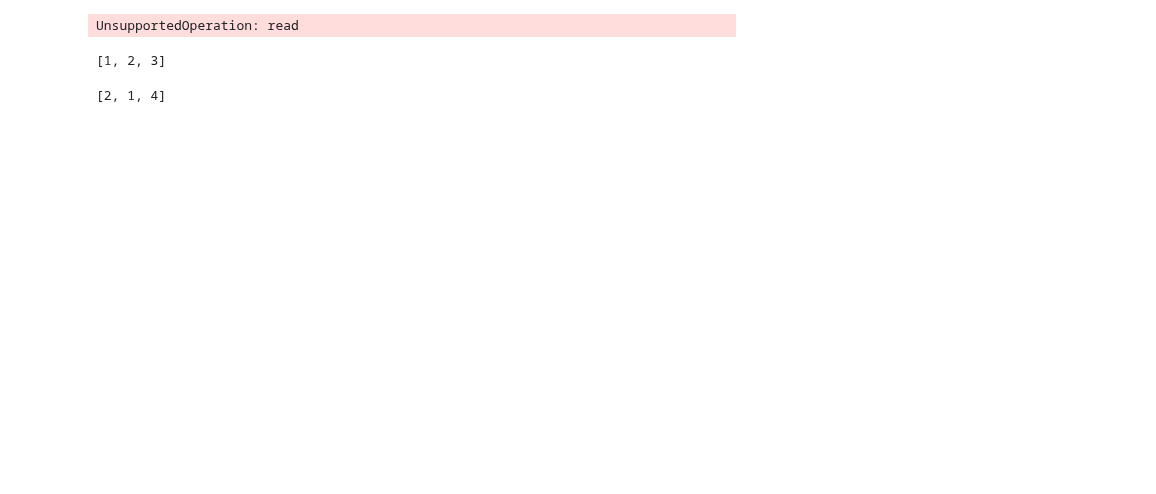
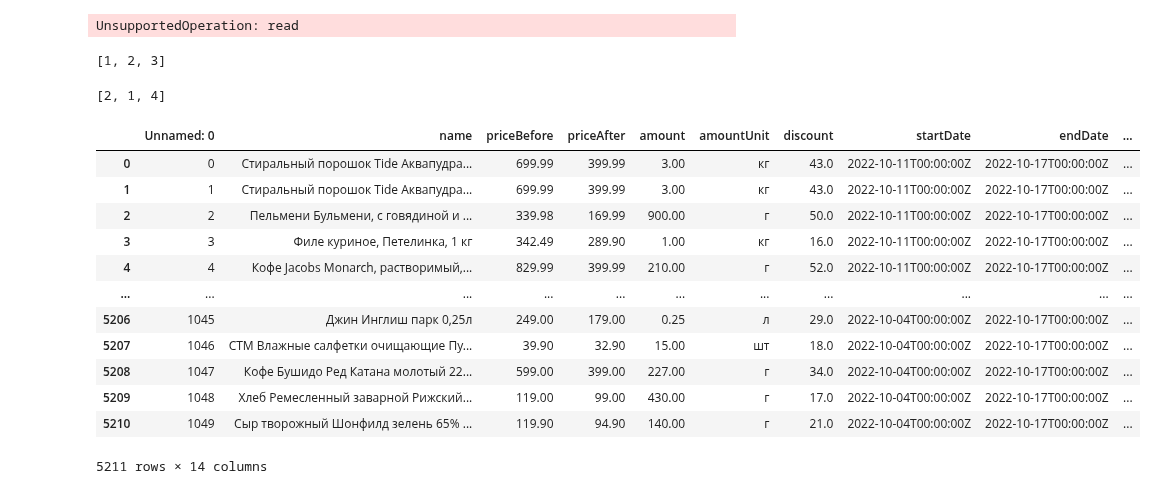
Before and after one commit to AbelProjects/dashboard_project, a Jupyter notebook: data_frame_from_pickle.ipynb, the cells around one changed output. Cells and saved outputs as stored; diff of their text form; code cells hidden in the pictures; blank space fills up the shorter version.

```diff
--- a/data_frame_from_pickle.ipynb
+++ b/data_frame_from_pickle.ipynb
@@ -83,0 +95,18 @@ data1
+# %%
+d = pd.read_csv('data/prices_2022_10_17.csv')
+# %%
+d
+# %% [output]
+|  | Unnamed: 0 | name | priceBefore | priceAfter | amount | amountUnit | discount | startDate | endDate | ... |
+| 0 | 0 | Стиральный порошок Tide Аквапудра... | 699.99 | 399.99 | 3.00 | кг | 43.0 | 2022-10-11T00:00:00Z | 2022-10-17T00:00:00Z | ... |
+| 1 | 1 | Стиральный порошок Tide Аквапудра... | 699.99 | 399.99 | 3.00 | кг | 43.0 | 2022-10-11T00:00:00Z | 2022-10-17T00:00:00Z | ... |
+| 2 | 2 | Пельмени Бульмени, с говядиной и ... | 339.98 | 169.99 | 900.00 | г | 50.0 | 2022-10-11T00:00:00Z | 2022-10-17T00:00:00Z | ... |
+| 3 | 3 | Филе куриное, Петелинка, 1 кг | 342.49 | 289.90 | 1.00 | кг | 16.0 | 2022-10-11T00:00:00Z | 2022-10-17T00:00:00Z | ... |
+| 4 | 4 | Кофе Jacobs Monarch, растворимый,... | 829.99 | 399.99 | 210.00 | г | 52.0 | 2022-10-11T00:00:00Z | 2022-10-17T00:00:00Z | ... |
+| ... | ... | ... | ... | ... | ... | ... | ... | ... | ... | ... |
+| 5206 | 1045 | Джин Инглиш парк 0,25л | 249.00 | 179.00 | 0.25 | л | 29.0 | 2022-10-04T00:00:00Z | 2022-10-17T00:00:00Z | ... |
+| 5207 | 1046 | СТМ Влажные салфетки очищающие Пу... | 39.90 | 32.90 | 15.00 | шт | 18.0 | 2022-10-04T00:00:00Z | 2022-10-17T00:00:00Z | ... |
+| 5208 | 1047 | Кофе Бушидо Ред Катана молотый 22... | 599.00 | 399.00 | 227.00 | г | 34.0 | 2022-10-04T00:00:00Z | 2022-10-17T00:00:00Z | ... |
+| 5209 | 1048 | Хлеб Ремесленный заварной Рижский... | 119.00 | 99.00 | 430.00 | г | 17.0 | 2022-10-04T00:00:00Z | 2022-10-17T00:00:00Z | ... |
+| 5210 | 1049 | Сыр творожный Шонфилд зелень 65% ... | 119.90 | 94.90 | 140.00 | г | 21.0 | 2022-10-04T00:00:00Z | 2022-10-17T00:00:00Z | ... |
+5211 rows × 14 columns
```
Also changed, not shown: parts of 8 cells of this notebook, 3 other files.
